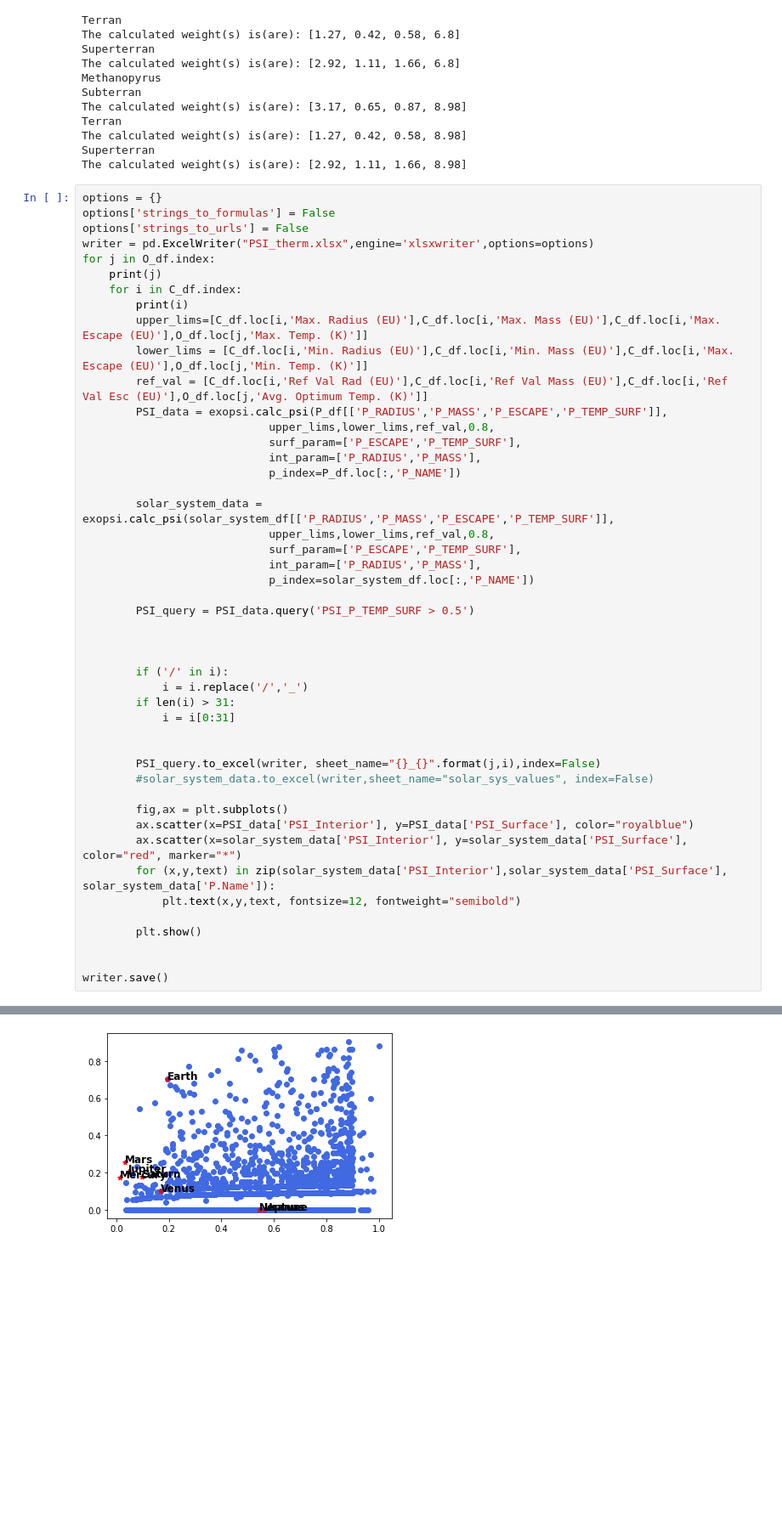
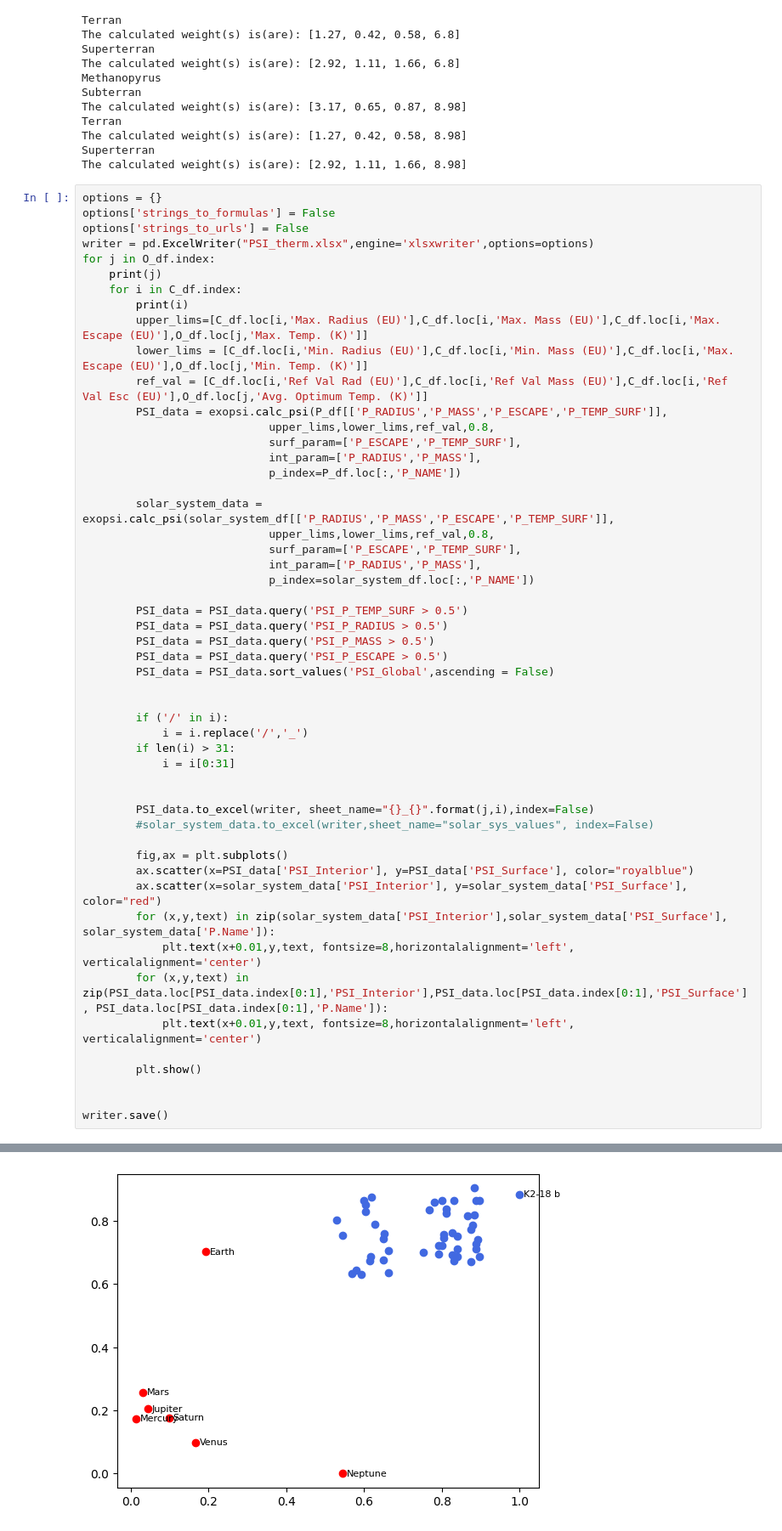
Before and after one commit to vaibhavgarg03/Extremophile-study, a Jupyter notebook: Thermophile study.ipynb, the cells around one changed output, grey strips where cells are left out. Shown at 85% size. Drawn from its saved outputs; the diff is of its cells as text; blank space fills up the shorter version.

Commit message:
Plots

```diff
--- a/Thermophile study.ipynb
+++ b/Thermophile study.ipynb
@@ -133,8 +132,11 @@ for j in O_df.index:
                             int_param=['P_RADIUS','P_MASS'],
                             p_index=solar_system_df.loc[:,'P_NAME'])
 
-        PSI_query = PSI_data.query('PSI_P_TEMP_SURF > 0.5')
-
+        PSI_data = PSI_data.query('PSI_P_TEMP_SURF > 0.5')
+        PSI_data = PSI_data.query('PSI_P_RADIUS > 0.5')
+        PSI_data = PSI_data.query('PSI_P_MASS > 0.5')
+        PSI_data = PSI_data.query('PSI_P_ESCAPE > 0.5')
+        PSI_data = PSI_data.sort_values('PSI_Global',ascending = False)
 
 
         if ('/' in i):
@@ -143,14 +145,16 @@ for j in O_df.index:
             i = i[0:31]
 
 
-        PSI_query.to_excel(writer, sheet_name="{}_{}".format(j,i),index=False)
+        PSI_data.to_excel(writer, sheet_name="{}_{}".format(j,i),index=False)
         #solar_system_data.to_excel(writer,sheet_name="solar_sys_values", index=False)
 
         fig,ax = plt.subplots()
         ax.scatter(x=PSI_data['PSI_Interior'], y=PSI_data['PSI_Surface'], color="royalblue")
-        ax.scatter(x=solar_system_data['PSI_Interior'], y=solar_system_data['PSI_Surface'], color="red", marker="*")
+        ax.scatter(x=solar_system_data['PSI_Interior'], y=solar_system_data['PSI_Surface'], color="red")
         for (x,y,text) in zip(solar_system_data['PSI_Interior'],solar_system_data['PSI_Surface'], solar_system_data['P.Name']):
-            plt.text(x,y,text, fontsize=12, fontweight="semibold")
+            plt.text(x+0.01,y,text, fontsize=8,horizontalalignment='left', verticalalignment='center')
+        for (x,y,text) in zip(PSI_data.loc[PSI_data.index[0:1],'PSI_Interior'],PSI_data.loc[PSI_data.index[0:1],'PSI_Surface'], PSI_data.loc[PSI_data.index[0:1],'P.Name']):
+            plt.text(x+0.01,y,text, fontsize=8,horizontalalignment='left', verticalalignment='center')
 
         plt.show()
 
@@ -165,4 +169,4 @@ Terran
 Superterran
-[figure, old version]
+[figure, new version]
 Methanopyrus
 Subterran
```
Also changed, not shown: parts of 3 cells of this notebook, 3 other files.
